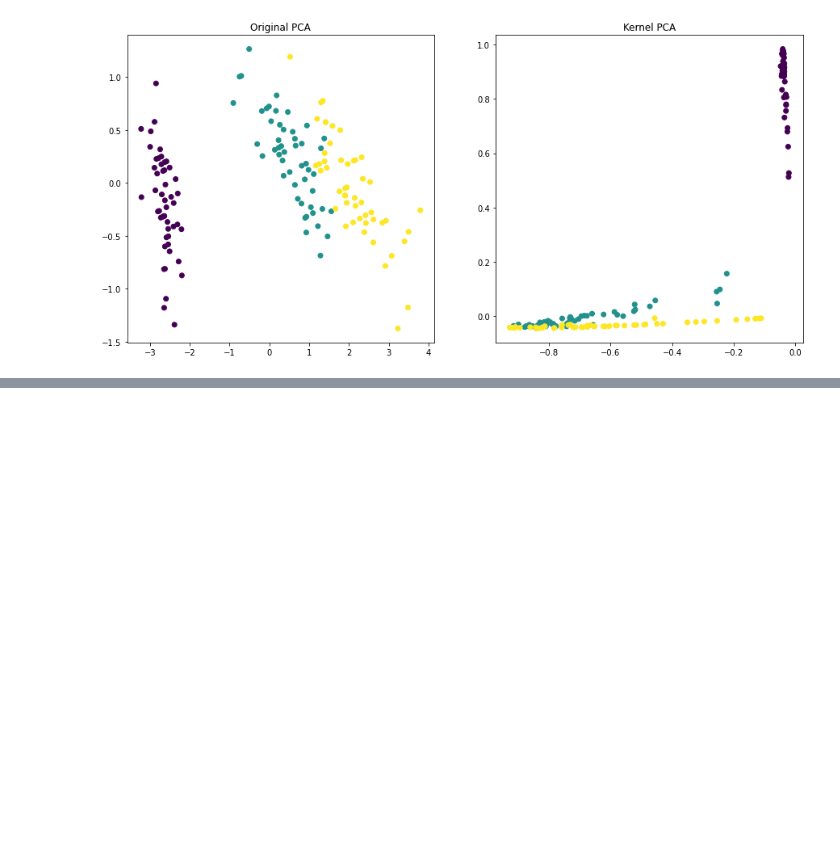
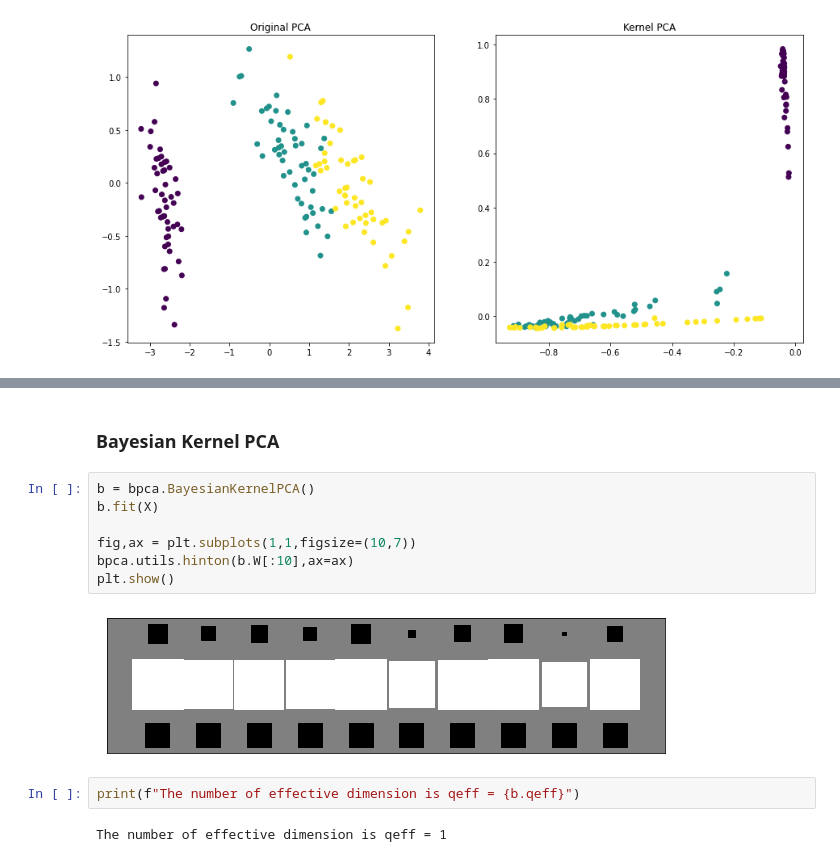
Before and after one commit to MaxenceGiraud/BayesianPCA, a Jupyter notebook: experiments.ipynb, the cells around one changed output, grey strips where cells are left out. Drawn from its saved outputs; the diff is of its cells as text; blank space fills up the shorter version.

```diff
--- a/experiments.ipynb
+++ b/experiments.ipynb
@@ -108,0 +143,15 @@ plt.show()
+# %% [markdown]
+### Bayesian Kernel PCA
+# %%
+b = bpca.BayesianKernelPCA()
+b.fit(X)
+
+fig,ax = plt.subplots(1,1,figsize=(10,7))
+bpca.utils.hinton(b.W[:10],ax=ax)
+plt.show()
+# %% [output]
+[figure, added]
+# %%
+print(f"The number of effective dimension is qeff = {b.qeff}")
+# %% [output]
+The number of effective dimension is qeff = 1
```
Also changed, not shown: parts of 6 cells of this notebook, 1 other file.
